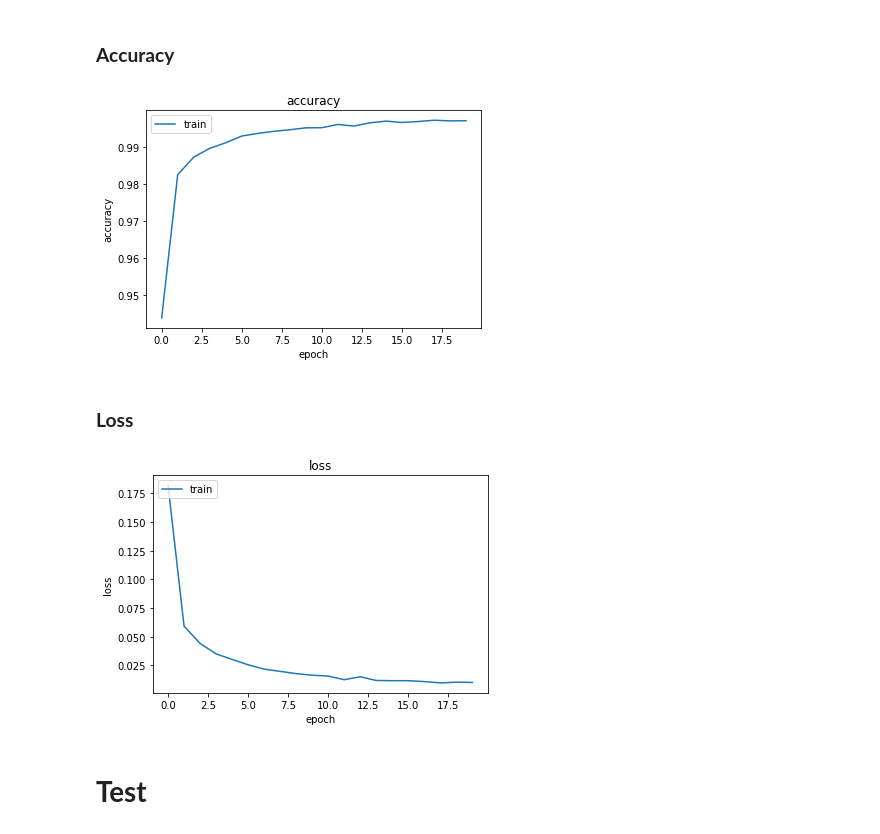
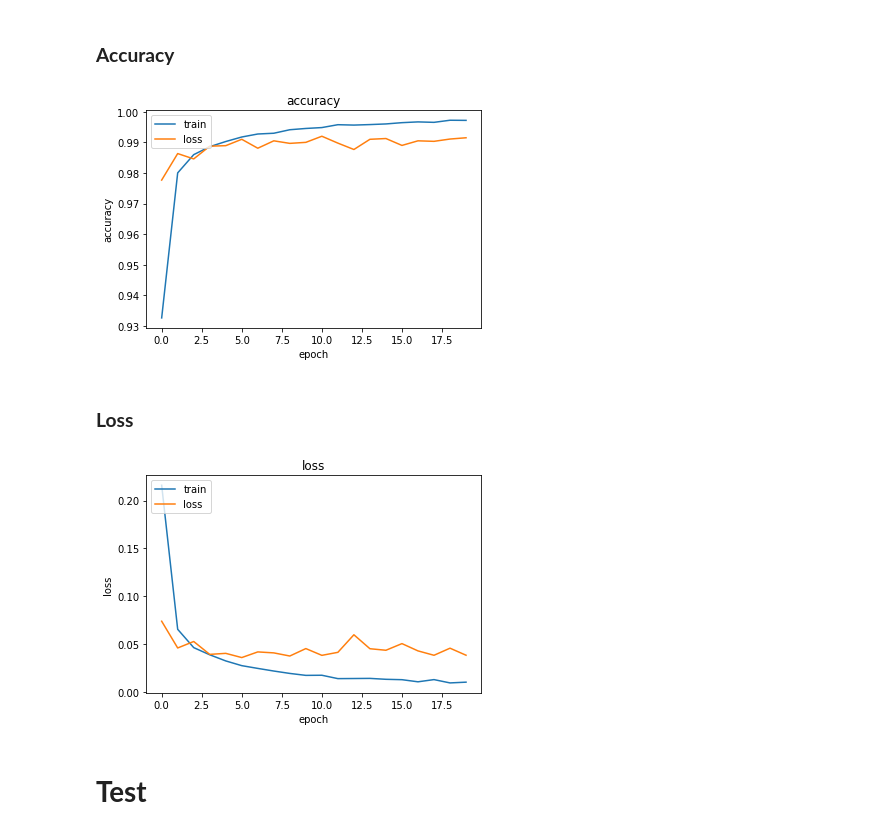
Before and after one commit to 5hyfilm-zz/skin-diseases-classification-using-machine-learning, a Jupyter notebook: MNIST_PRACTICE.ipynb, the cells around one changed output. Drawn from its saved outputs; the diff is of its cells as text; code cells hidden in the pictures.

```diff
--- a/MNIST_PRACTICE.ipynb
+++ b/MNIST_PRACTICE.ipynb
@@ -91,6 +92,7 @@ model.compile(optimizer='adam', loss='categorical_crossentropy', metrics=['accur
 # %%
 history = model.fit(x_train_norm,
                     y_train,
+                    validation_split=0.2,
                     batch_size=32,
                     epochs=20,
                     verbose=1)
@@ -118,24 +120,26 @@ Epoch 20/20
 ### **Accuracy**
 # %%
 plt.plot(history.history['accuracy'])
+plt.plot(history.history['val_accuracy'])
 plt.ylabel('accuracy')
 plt.xlabel('epoch')
-plt.legend(['train'], loc='upper left')
+plt.legend(['train', 'loss'], loc='upper left')
 plt.title('accuracy')
 plt.show()
 # %% [output]
-[figure, old version]
+[figure, new version]
 # %% [markdown]
 ### **Loss**
 # %%
 plt.plot(history.history['loss'])
+plt.plot(history.history['val_loss'])
 plt.ylabel('loss')
 plt.xlabel('epoch')
-plt.legend(['train'], loc='upper left')
+plt.legend(['train', 'loss'], loc='upper left')
 plt.title('loss')
 plt.show()
 # %% [output]
-[figure, old version]
+[figure, new version]
 # %% [markdown]
 # **Test**
 # %%
```
Also changed, not shown: parts of 4 cells of this notebook.
